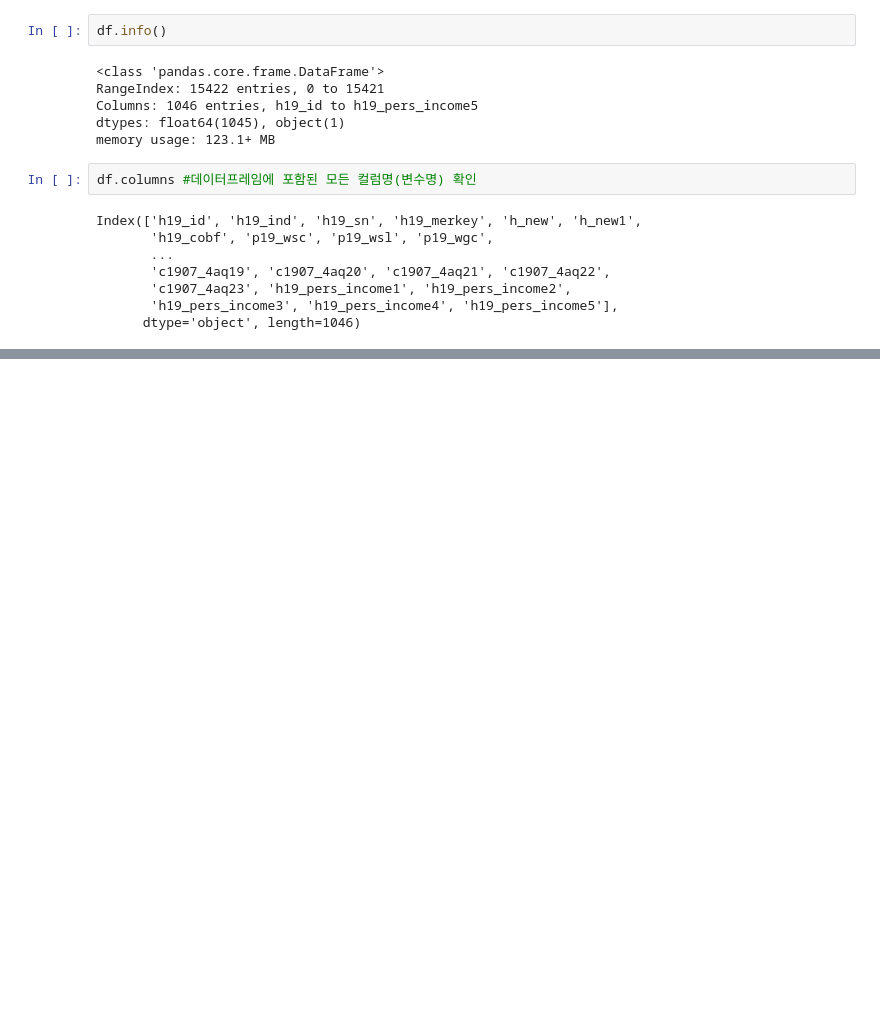
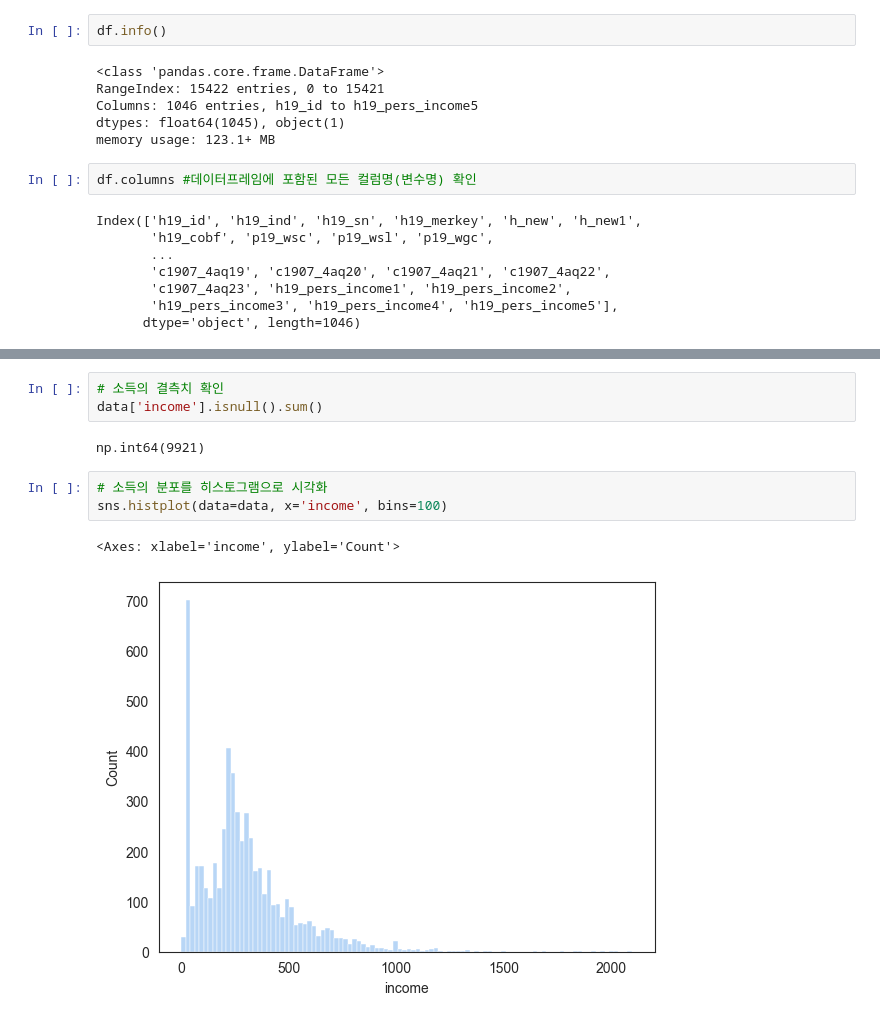
Before and after one commit to clachic00/data_analysis, a Jupyter notebook: 한국복지패널/eda.ipynb, the cells around one changed output, grey strips where cells are left out. Saved outputs shown, nothing was run; the diff lists cells and outputs as text; blank space fills up the shorter version.

```diff
--- a/한국복지패널/eda.ipynb
+++ b/한국복지패널/eda.ipynb
@@ -55,0 +168,11 @@ print(df[['h19_g3','h19_g4','p1902_8aq1','h19_eco9']])
+# %%
+# 소득의 결측치 확인
+data['income'].isnull().sum()
+# %% [output]
+np.int64(9921)
+# %%
+# 소득의 분포를 히스토그램으로 시각화
+sns.histplot(data=data, x='income', bins=100)
+# %% [output]
+<Axes: xlabel='income', ylabel='Count'>
+[figure, added]
```
Also changed, not shown: parts of 39 cells of this notebook, 8 other files.
